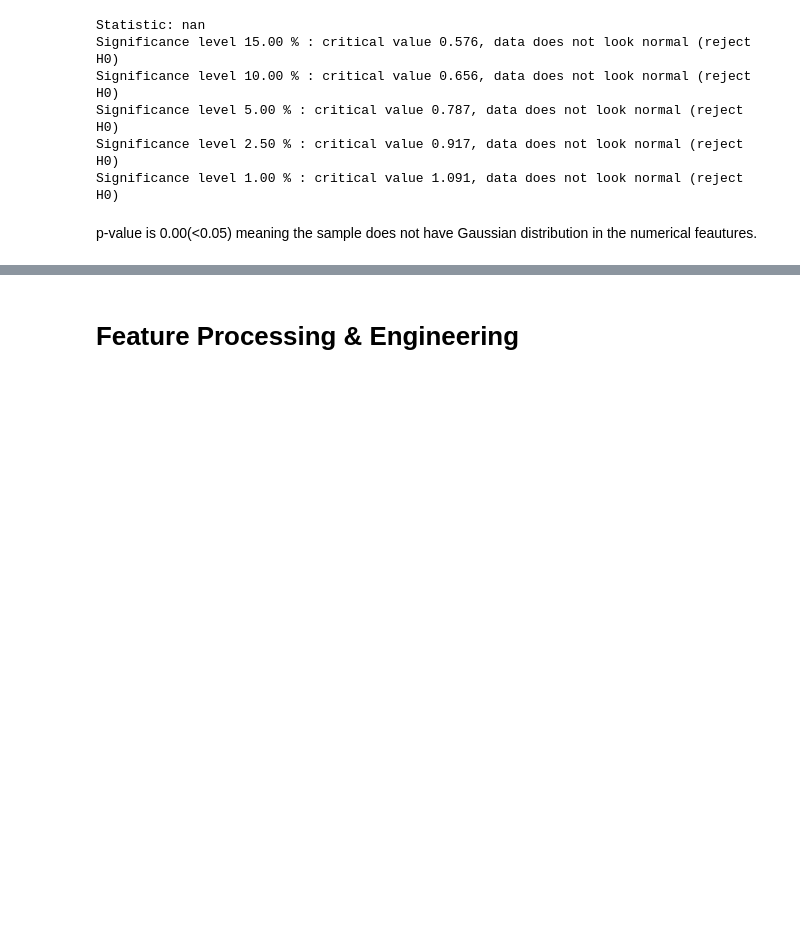
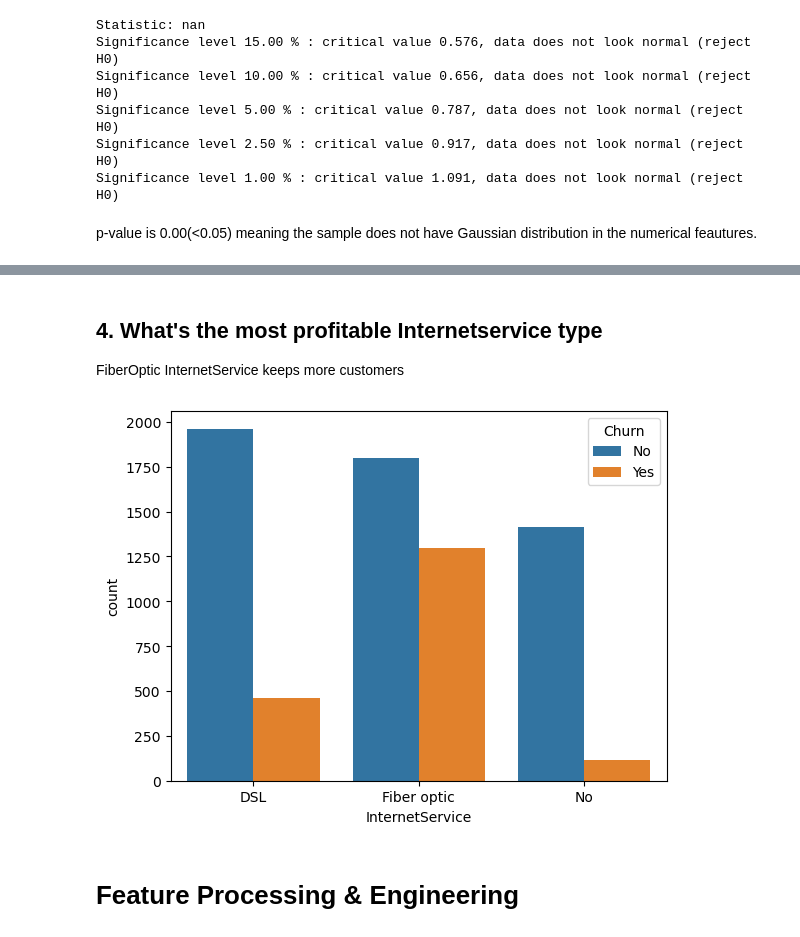
Before and after one commit to ikoghoemmanuell/Classification----Predicting-Customer-Churn, a Jupyter notebook: Team Nice LP3 (2).ipynb, the cells around one changed output, grey strips where cells are left out. Drawn from its saved outputs; the diff is of its cells as text; code cells hidden in the pictures; blank space fills up the shorter version.

```diff
--- a/Team Nice LP3 (2).ipynb
+++ b/Team Nice LP3 (2).ipynb
@@ -457,3 +490,13 @@ p-value is 0.00(<0.05) meaning the sample does not have Gaussian distribution in
+# %% [markdown]
+## 4. What's the most profitable Internetservice type
+FiberOptic InternetService keeps more customers
+# %%
+sns.countplot(data = data,
+              x = 'InternetService',
+              hue = 'Churn')
+plt.show()
+# %% [output]
+[figure, added]
 # %% [markdown]
 # Feature Processing & Engineering
 # %% [markdown]
```
Also changed, not shown: parts of 25 cells of this notebook.
